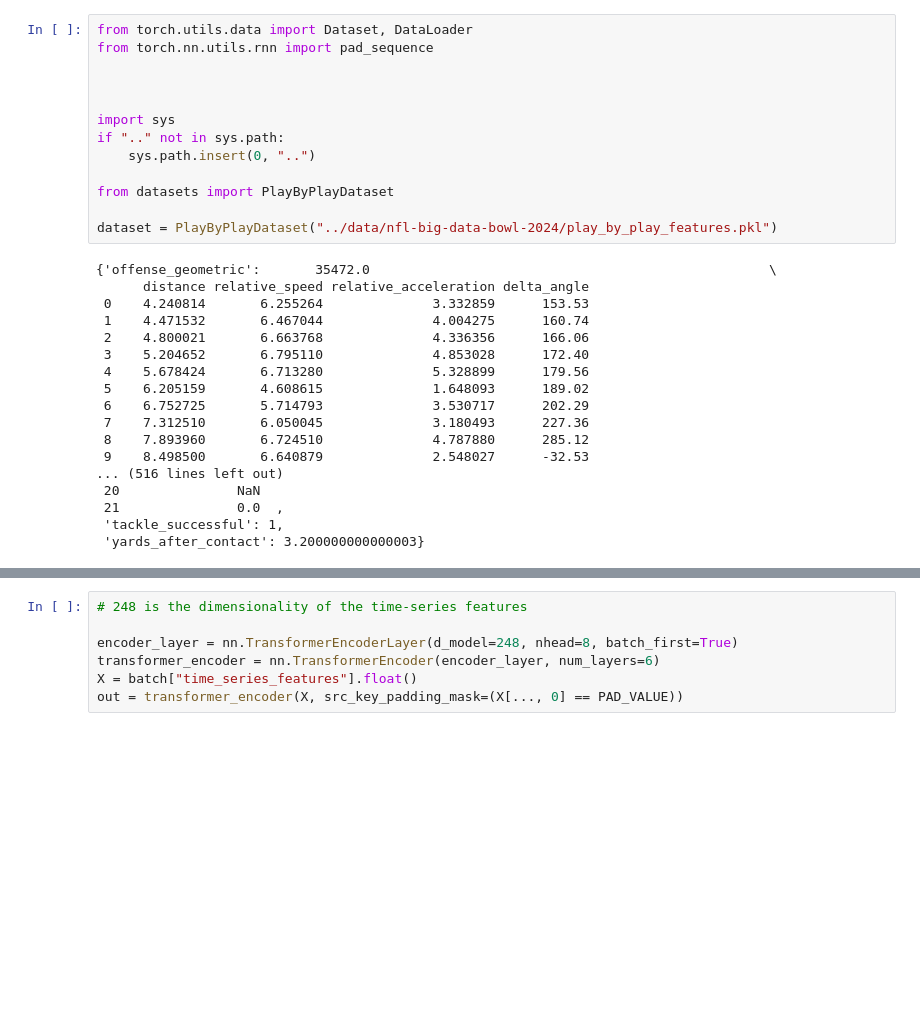
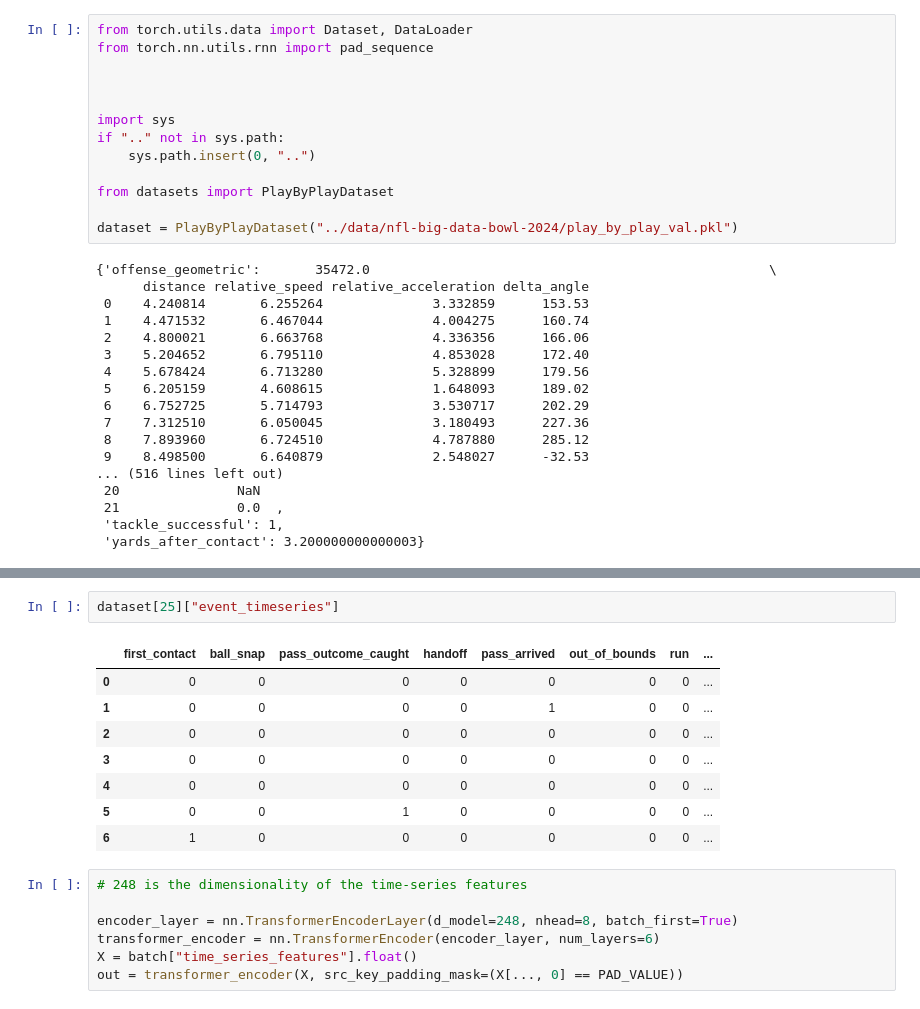
Before and after one commit to tchang1997/tackle_yards_prevented, a Jupyter notebook: notebooks/model_prototyping.ipynb, the cells around one changed output, grey strips where cells are left out. Saved outputs shown, nothing was run; the diff lists cells and outputs as text; blank space fills up the shorter version.

```diff
--- a/notebooks/model_prototyping.ipynb
+++ b/notebooks/model_prototyping.ipynb
@@ -16,7 +16,7 @@ if ".." not in sys.path:
 
 from datasets import PlayByPlayDataset
 
-dataset = PlayByPlayDataset("../data/nfl-big-data-bowl-2024/play_by_play_features.pkl")
+dataset = PlayByPlayDataset("../data/nfl-big-data-bowl-2024/play_by_play_val.pkl")
 # %%
 # %% [output]
 {'offense_geometric':       35472.0                                                   \
@@ -62,3 +112,14 @@ batch = next(iter(dataloader))
+# %%
+dataset[25]["event_timeseries"]
+# %% [output]
+|  | first_contact | ball_snap | pass_outcome_caught | handoff | pass_arrived | out_of_bounds | run | ... |
+| 0 | 0 | 0 | 0 | 0 | 0 | 0 | 0 | ... |
+| 1 | 0 | 0 | 0 | 0 | 1 | 0 | 0 | ... |
+| 2 | 0 | 0 | 0 | 0 | 0 | 0 | 0 | ... |
+| 3 | 0 | 0 | 0 | 0 | 0 | 0 | 0 | ... |
+| 4 | 0 | 0 | 0 | 0 | 0 | 0 | 0 | ... |
+| 5 | 0 | 0 | 1 | 0 | 0 | 0 | 0 | ... |
+| 6 | 1 | 0 | 0 | 0 | 0 | 0 | 0 | ... |
 # %%
 # 248 is the dimensionality of the time-series features
 
```
Also changed, not shown: parts of 1 cell of this notebook, 11 other files.
